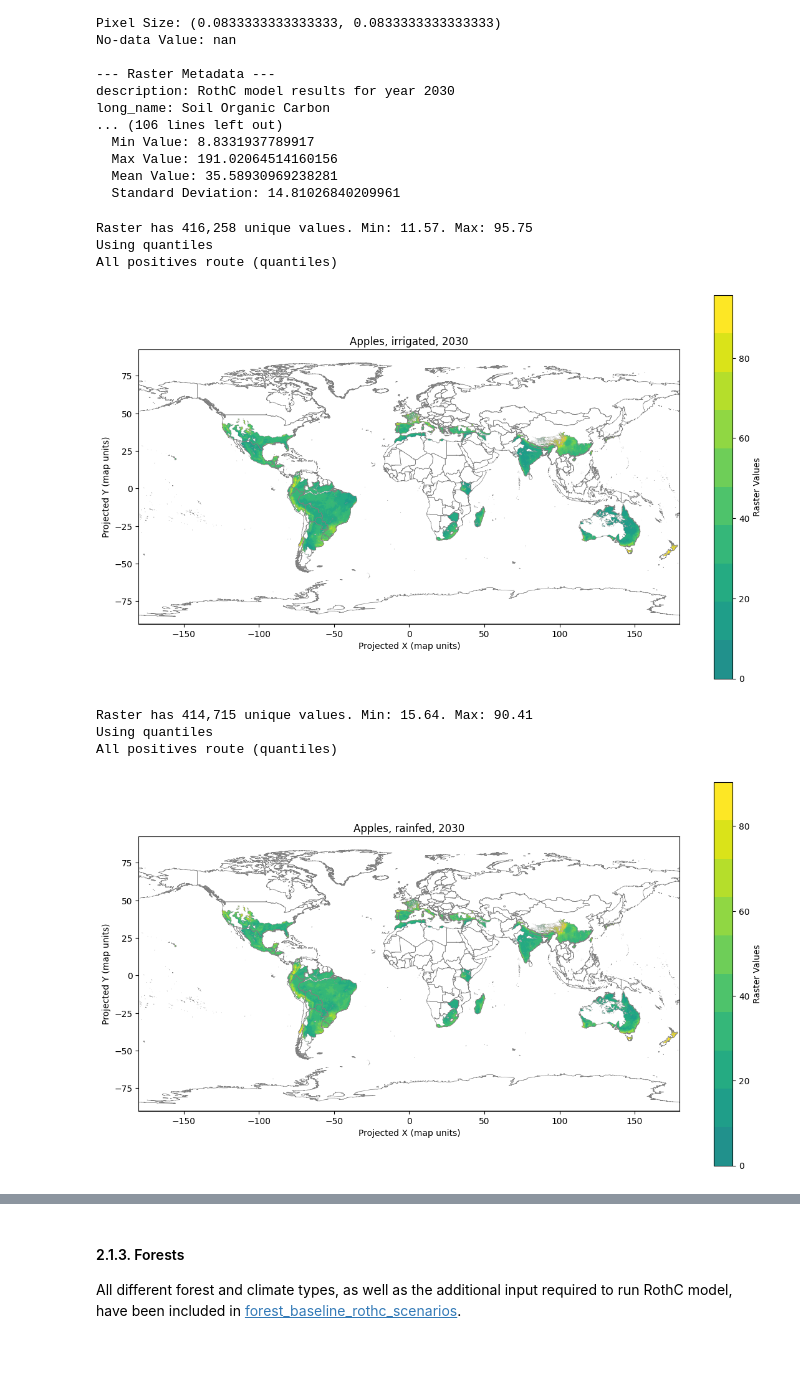
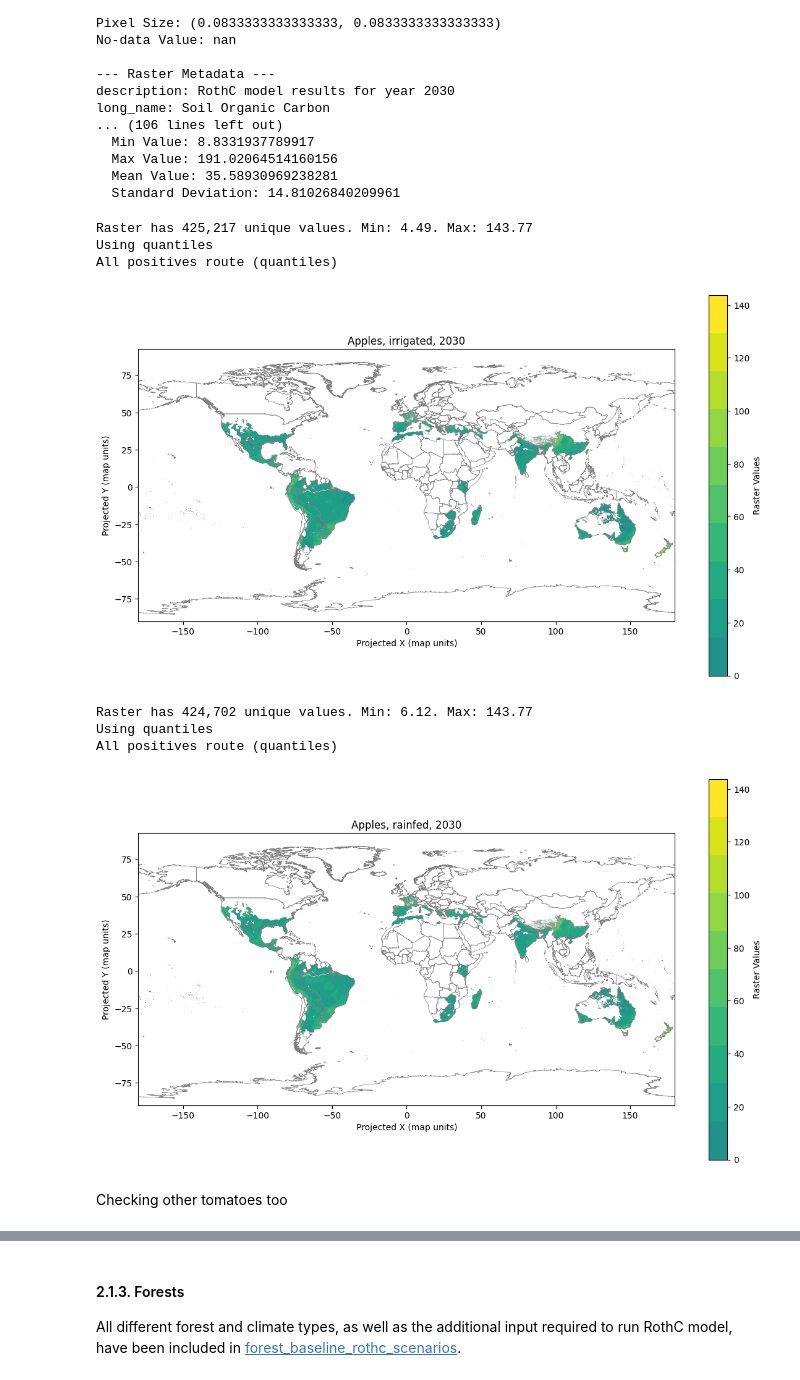
Before and after one commit to cloyolaangosto/SBTN_Land_LEAFs, a Jupyter notebook: documentation/SOC_LEAFs_Baseline.ipynb, the cells around one changed output, grey strips where cells are left out. Cells and saved outputs as stored; diff of their text form; code cells hidden in the pictures; blank space fills up the shorter version.

Commit message:
Checked SOC crop results. Some crops might have outliers and need to be re-run with outliers method

```diff
--- a/documentation/SOC_LEAFs_Baseline.ipynb
+++ b/documentation/SOC_LEAFs_Baseline.ipynb
@@ -677,16 +680,18 @@ long_name: Soil Organic Carbon
   Mean Value: 35.58930969238281
   Standard Deviation: 14.81026840209961
 # %%
-maplot.plot_raster_on_world_extremes_cutoff(apple_irr_results, title="Apples, irrigated, 2030", quantiles=10, raster_band=15)
+maplot.plot_raster_on_world_extremes_cutoff(apple_irr_results, title="Apples, irrigated, 2030", quantiles=10, raster_band=15, perc_cutoff=0)
 # %% [output]
-Raster has 416,258 unique values. Min: 11.57. Max: 95.75
+Raster has 425,217 unique values. Min: 4.49. Max: 143.77
 Using quantiles
 All positives route (quantiles)
-[figure, old version]
+[figure, new version]
 # %%
-maplot.plot_raster_on_world_extremes_cutoff(apple_rf_results, title="Apples, rainfed, 2030", quantiles=10, raster_band=15)
+maplot.plot_raster_on_world_extremes_cutoff(apple_rf_results, title="Apples, rainfed, 2030", quantiles=10, raster_band=15, perc_cutoff=0)
 # %% [output]
-Raster has 414,715 unique values. Min: 15.64. Max: 90.41
+Raster has 424,702 unique values. Min: 6.12. Max: 143.77
 Using quantiles
 All positives route (quantiles)
-[figure, old version]
+[figure, new version]
+# %% [markdown]
+Checking other tomatoes too
```
Also changed, not shown: parts of 37 cells of this notebook.
